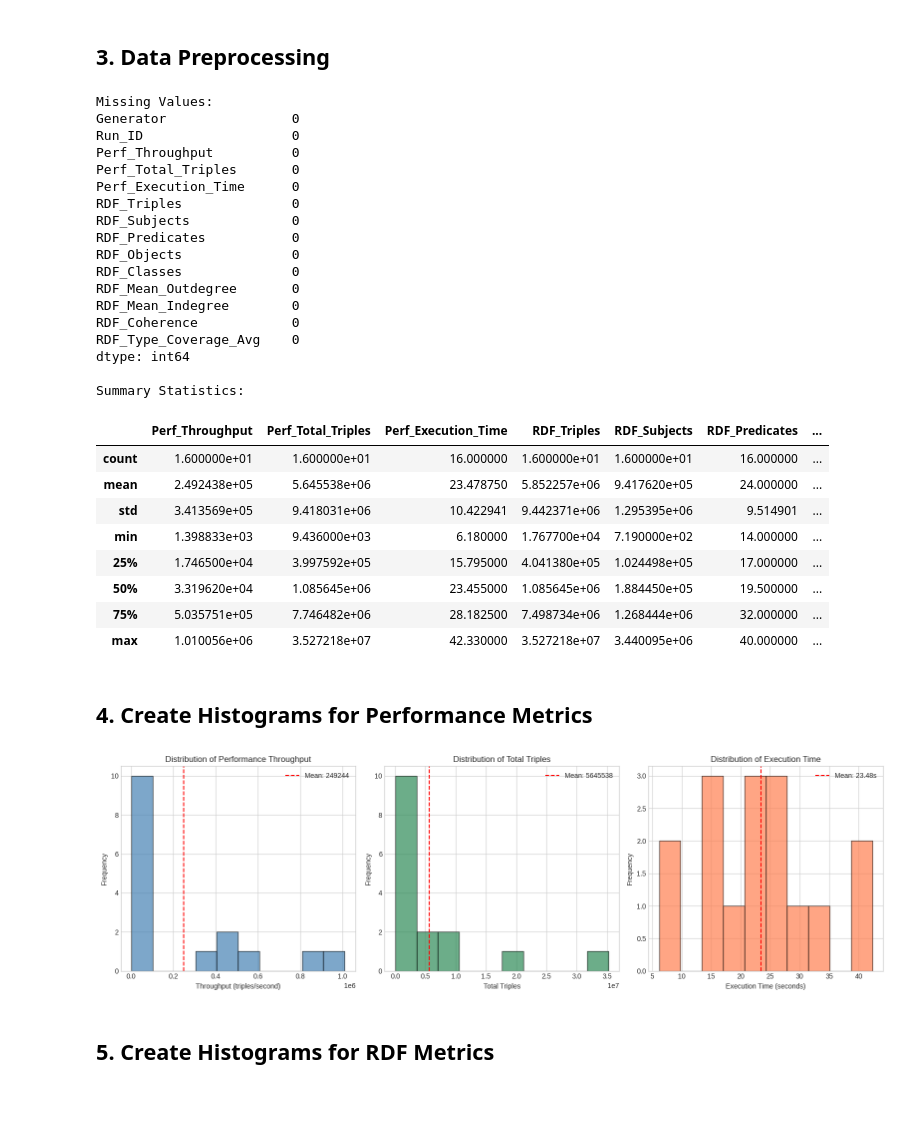
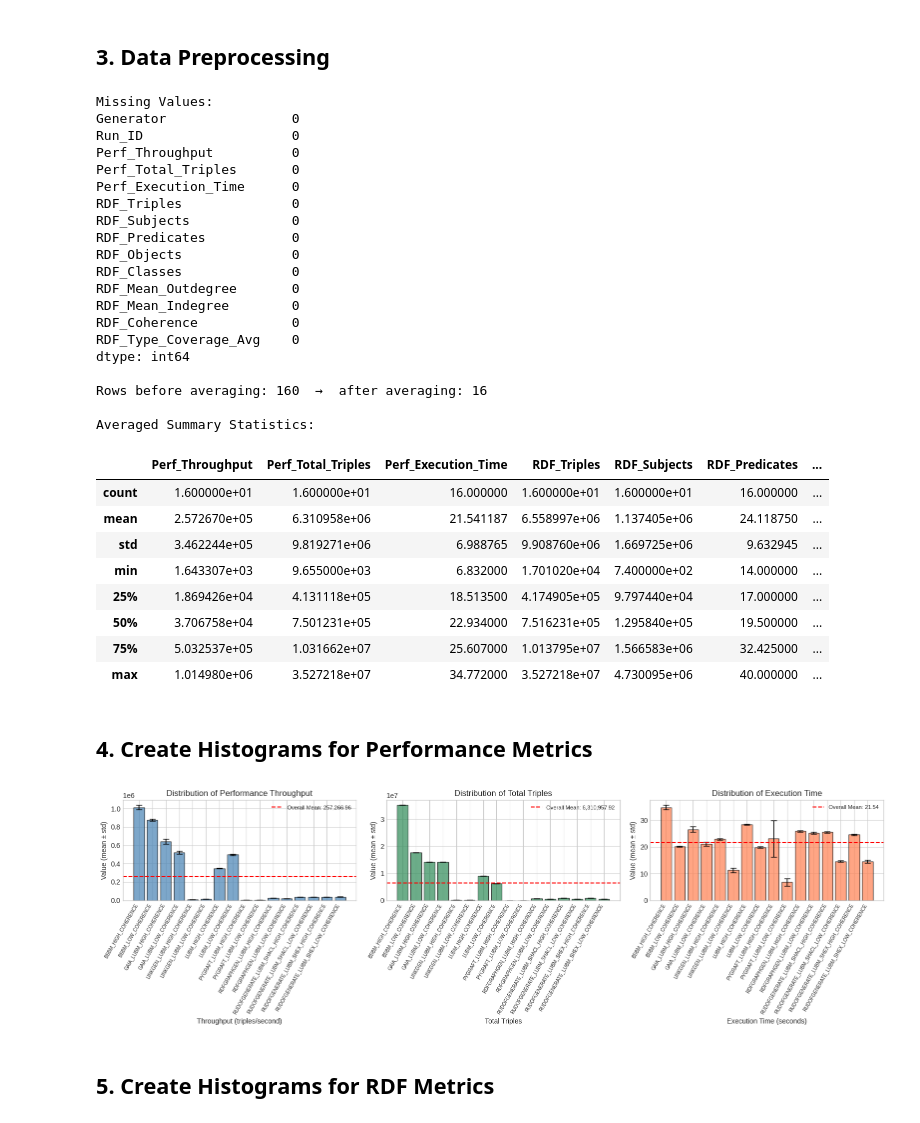
Before and after one commit to DiegoMfer/benchmarks-synthetic-data-generators, a Jupyter notebook: metrics_histogram.ipynb, the cells around one changed output. Drawn from its saved outputs; the diff is of its cells as text; code cells hidden in the pictures.

Commit message:
new metrics measured

```diff
--- a/metrics_histogram.ipynb
+++ b/metrics_histogram.ipynb
@@ -53,9 +53,14 @@ df['Coherence_Level'] = df['Generator'].apply(lambda x: 'HIGH' if 'HIGH' in x el
 # Extract base generator name (without coherence suffix)
 df['Base_Generator'] = df['Generator'].apply(lambda x: x.replace('_HIGH_COHERENCE', '').replace('_LOW_COHERENCE', ''))
 
-# Display summary statistics
-print("\nSummary Statistics:")
-df.describe()
+# Compute per-generator averages and standard deviations across the 10 runs
+numeric_cols = df.select_dtypes(include='number').columns.tolist()
+df_avg = df.groupby(['Generator', 'Base_Generator', 'Coherence_Level'])[numeric_cols].mean().reset_index()
+df_std = df.groupby(['Generator', 'Base_Generator', 'Coherence_Level'])[numeric_cols].std().reset_index()
+
+print(f"\nRows before averaging: {len(df)}  →  after averaging: {len(df_avg)}")
+print("\nAveraged Summary Statistics:")
+df_avg.describe()
 # %% [output]
 Missing Values:
 Generator                0
@@ -74,50 +79,53 @@ RDF_Coherence            0
 RDF_Type_Coverage_Avg    0
 dtype: int64
 
-Summary Statistics:
+Rows before averaging: 160  →  after averaging: 16
+
+Averaged Summary Statistics:
 |  | Perf_Throughput | Perf_Total_Triples | Perf_Execution_Time | RDF_Triples | RDF_Subjects | RDF_Predicates | ... |
 | count | 1.600000e+01 | 1.600000e+01 | 16.000000 | 1.600000e+01 | 1.600000e+01 | 16.000000 | ... |
-| mean | 2.492438e+05 | 5.645538e+06 | 23.478750 | 5.852257e+06 | 9.417620e+05 | 24.000000 | ... |
-| std | 3.413569e+05 | 9.418031e+06 | 10.422941 | 9.442371e+06 | 1.295395e+06 | 9.514901 | ... |
-| min | 1.398833e+03 | 9.436000e+03 | 6.180000 | 1.767700e+04 | 7.190000e+02 | 14.000000 | ... |
-| 25% | 1.746500e+04 | 3.997592e+05 | 15.795000 | 4.041380e+05 | 1.024498e+05 | 17.000000 | ... |
-| 50% | 3.319620e+04 | 1.085645e+06 | 23.455000 | 1.085645e+06 | 1.884450e+05 | 19.500000 | ... |
-| 75% | 5.035751e+05 | 7.746482e+06 | 28.182500 | 7.498734e+06 | 1.268444e+06 | 32.000000 | ... |
-| max | 1.010056e+06 | 3.527218e+07 | 42.330000 | 3.527218e+07 | 3.440095e+06 | 40.000000 | ... |
+| mean | 2.572670e+05 | 6.310958e+06 | 21.541187 | 6.558997e+06 | 1.137405e+06 | 24.118750 | ... |
+| std | 3.462244e+05 | 9.819271e+06 | 6.988765 | 9.908760e+06 | 1.669725e+06 | 9.632945 | ... |
+| min | 1.643307e+03 | 9.655000e+03 | 6.832000 | 1.701020e+04 | 7.400000e+02 | 14.000000 | ... |
+| 25% | 1.869426e+04 | 4.131118e+05 | 18.513500 | 4.174905e+05 | 9.797440e+04 | 17.000000 | ... |
+| 50% | 3.706758e+04 | 7.501231e+05 | 22.934000 | 7.516231e+05 | 1.295840e+05 | 19.500000 | ... |
+| 75% | 5.032537e+05 | 1.031662e+07 | 25.607000 | 1.013795e+07 | 1.566583e+06 | 32.425000 | ... |
+| max | 1.014980e+06 | 3.527218e+07 | 34.772000 | 3.527218e+07 | 4.730095e+06 | 40.000000 | ... |
 # %% [markdown]
 ## 4. Create Histograms for Performance Metrics
 # %%
-# Create histograms for Performance Metrics
+# Create histograms for Performance Metrics (averaged across 10 runs, with std whiskers)
 fig, axes = plt.subplots(1, 3, figsize=(16, 5))
 
-# Throughput histogram
-axes[0].hist(df['Perf_Throughput'], bins=10, edgecolor='black', alpha=0.7, color='steelblue')
-axes[0].set_xlabel('Throughput (triples/second)')
-axes[0].set_ylabel('Frequency')
-axes[0].set_title('Distribution of Performance Throughput')
-axes[0].axvline(df['Perf_Throughput'].mean(), color='red', linestyle='--', label=f'Mean: {df["Perf_Throughput"].mean():.0f}')
-axes[0].legend()
+perf_metrics = ['Perf_Throughput', 'Perf_Total_Triples', 'Perf_Execution_Time']
+perf_labels  = ['Throughput (triples/second)', 'Total Triples', 'Execution Time (seconds)']
+perf_colors  = ['steelblue', 'seagreen', 'coral']
+perf_titles  = ['Distribution of Performance Throughput',
+                'Distribution of Total Triples',
+                'Distribution of Execution Time']
 
-# Total Triples histogram
-axes[1].hist(df['Perf_Total_Triples'], bins=10, edgecolor='black', alpha=0.7, color='seagreen')
-axes[1].set_xlabel('Total Triples')
-axes[1].set_ylabel('Frequency')
-axes[1].set_title('Distribution of Total Triples')
-axes[1].axvline(df['Perf_Total_Triples'].mean(), color='red', linestyle='--', label=f'Mean: {df["Perf_Total_Triples"].mean():.0f}')
-axes[1].legend()
+for i, (col, label, color, title) in enumerate(zip(perf_metrics, perf_labels, perf_colors, perf_titles)):
+    means = df_avg[col].values
+    stds  = df_std[col].values
+    gen_labels = df_avg['Generator'].values
+    x_pos = np.arange(len(means))
 
-# Execution Time histogram
-axes[2].hist(df['Perf_Execution_Time'], bins=10, edgecolor='black', alpha=0.7, color='coral')
-axes[2].set_xlabel('Execution Time (seconds)')
-axes[2].set_ylabel('Frequency')
-axes[2].set_title('Distribution of Execution Time')
-axes[2].axvline(df['Perf_Execution_Time'].mean(), color='red', linestyle='--', label=f'Mean: {df["Perf_Execution_Time"].mean():.2f}s')
-axes[2].legend()
+    axes[i].bar(x_pos, means, yerr=stds, capsize=4, edgecolor='black',
+                alpha=0.7, color=color, error_kw={'linewidth': 1.2})
+    axes[i].set_xlabel(label)
+    axes[i].set_ylabel('Value (mean ± std)')
+    axes[i].set_title(title)
+    axes[i].set_xticks(x_pos)
+    axes[i].set_xticklabels(gen_labels, rotation=60, ha='right', fontsize=7)
+    overall_mean = df_avg[col].mean()
+    axes[i].axhline(overall_mean, color='red', linestyle='--',
+                    label=f'Overall Mean: {overall_mean:,.2f}')
+    axes[i].legend(fontsize=8)
 
 plt.tight_layout()
 plt.show()
 # %% [output]
-[figure, old version]
+[figure, new version]
 # %% [markdown]
 ## 5. Create Histograms for RDF Metrics
 # %%
```
Also changed, not shown: parts of 7 cells of this notebook, 5 other files.
